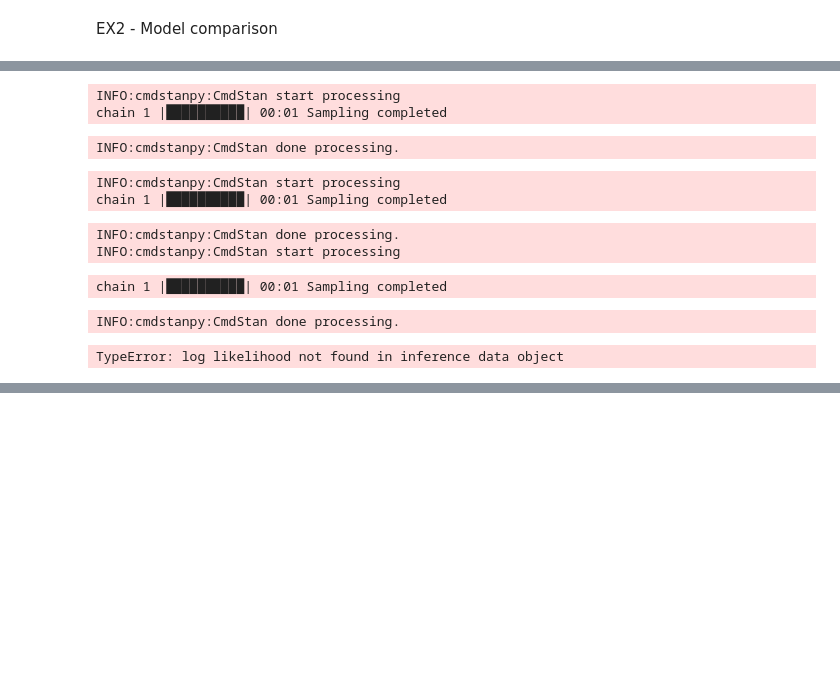
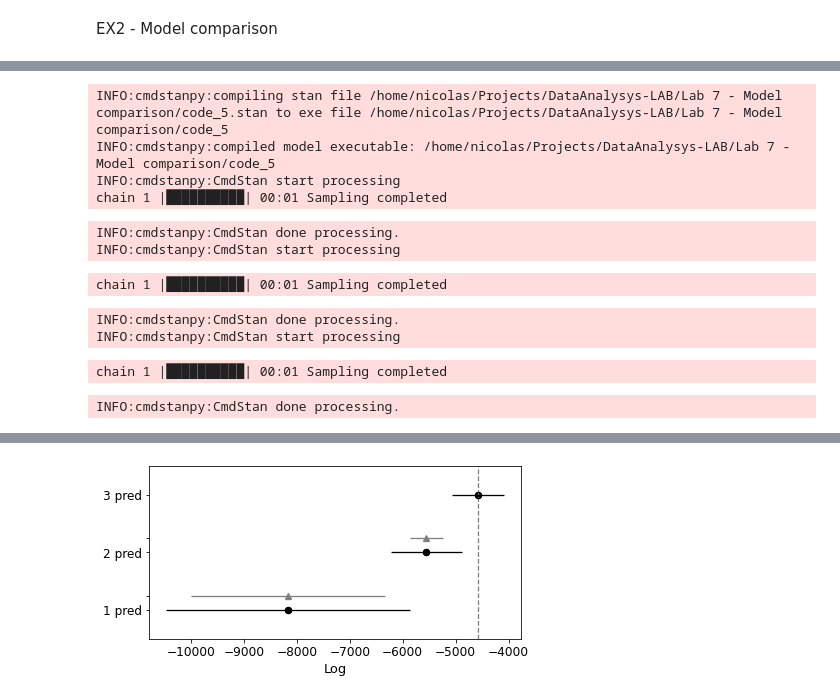
Before and after one commit to TopRamen1/DataAnalysys-LAB, a Jupyter notebook: Lab 7 - Model comparison/lab7.ipynb, the cells around one changed output, grey strips where cells are left out. Cells and saved outputs as stored; diff of their text form; code cells hidden in the pictures; blank space fills up the shorter version.

```diff
--- a/Lab 7 - Model comparison/lab7.ipynb
+++ b/Lab 7 - Model comparison/lab7.ipynb
@@ -87,28 +135,42 @@ TypeError: log likelihood not found in inference data object
 # %%
-data_5_1 = dict(N = N, K = 1, y = y1[0], X = x2[0,:,0:1])
-result_5_1 = model_5.sample(data = data_5_1, fixed_param = True)
+model_5 = CmdStanModel(stan_file = 'code_5.stan')
 
-data_5_2 = dict(N = N, K = 2, y = y1[0], X = x2[0,:,0:2])
-result_5_2 = model_5.sample(data = data_5_2, fixed_param = True)
+num = 5
 
-data_5_3 = dict(N = N, K = 3, y = y1[0], X = x2[0,:,0:3])
-result_5_3 = model_5.sample(data = data_5_3, fixed_param = True)
+# One predictor
+data_1 = dict(N = N, K = 1, y = y1[num], X = x2[num,:,0:1])
+result_1 = model_5.sample(data = data_1, fixed_param = True)
 
-data_5 = dict(model_5_1 = result_5_1, model_5_2 = result_5_2, model_5_3 = result_5_3)
+# Two predictor
+data_2 = dict(N = N, K = 2, y = y1[num], X = x2[num,:,0:2])
+result_2 = model_5.sample(data = data_5_2, fixed_param = True)
+
+# Three predictor
+data_3 = dict(N = N, K = 3, y = y1[num], X = x2[num,:,0:3])
+result_3 = model_5.sample(data = data_5_3, fixed_param = True)
 # %% [output]
+INFO:cmdstanpy:compiling stan file /home/nicolas/Projects/DataAnalysys-LAB/Lab 7 - Model comparison/code_5.stan to exe file /home/nicolas/Projects/DataAnalysys-LAB/Lab 7 - Model comparison/code_5
+INFO:cmdstanpy:compiled model executable: /home/nicolas/Projects/DataAnalysys-LAB/Lab 7 - Model comparison/code_5
 INFO:cmdstanpy:CmdStan start processing
 chain 1 |██████████| 00:01 Sampling completed
 INFO:cmdstanpy:CmdStan done processing.
+INFO:cmdstanpy:CmdStan start processing
-INFO:cmdstanpy:CmdStan start processing
 chain 1 |██████████| 00:01 Sampling completed
 INFO:cmdstanpy:CmdStan done processing.
 INFO:cmdstanpy:CmdStan start processing
 chain 1 |██████████| 00:01 Sampling completed
 INFO:cmdstanpy:CmdStan done processing.
-# %%
-comp_loo_5 = az.compare(data_5, ic = "loo")
-print('\n')
-print(comp_loo_5)
-az.plot_compare(comp_loo_5)
-# %% [output]
-TypeError: log likelihood not found in inference data object
+# %%
+# Comparing 2 models: model_1 - with AGE only, model_2 - with AGE and BMI
+idata1 = az.from_cmdstanpy(posterior = result_1, log_likelihood = "log_lik")
+idata2 = az.from_cmdstanpy(posterior = result_2, log_likelihood = "log_lik")
+idata3 = az.from_cmdstanpy(posterior = result_3, log_likelihood = "log_lik")
+
+compare_dict = {"1 pred": idata1, "2 pred": idata2 , "3 pred": idata3}
+
+out_loo = az.compare(compare_dict, ic = "loo")
+out_waic = az.compare(compare_dict, ic = "waic") # loo stands for leave one out cross validation
+# %%
+az.plot_compare(out_loo)
+out_loo
+# %% [output]
@@ -114,0 +181 @@ TypeError: log likelihood not found in inference data object
+[figure, added]
```
Also changed, not shown: parts of 12 cells of this notebook, 2 other files.
